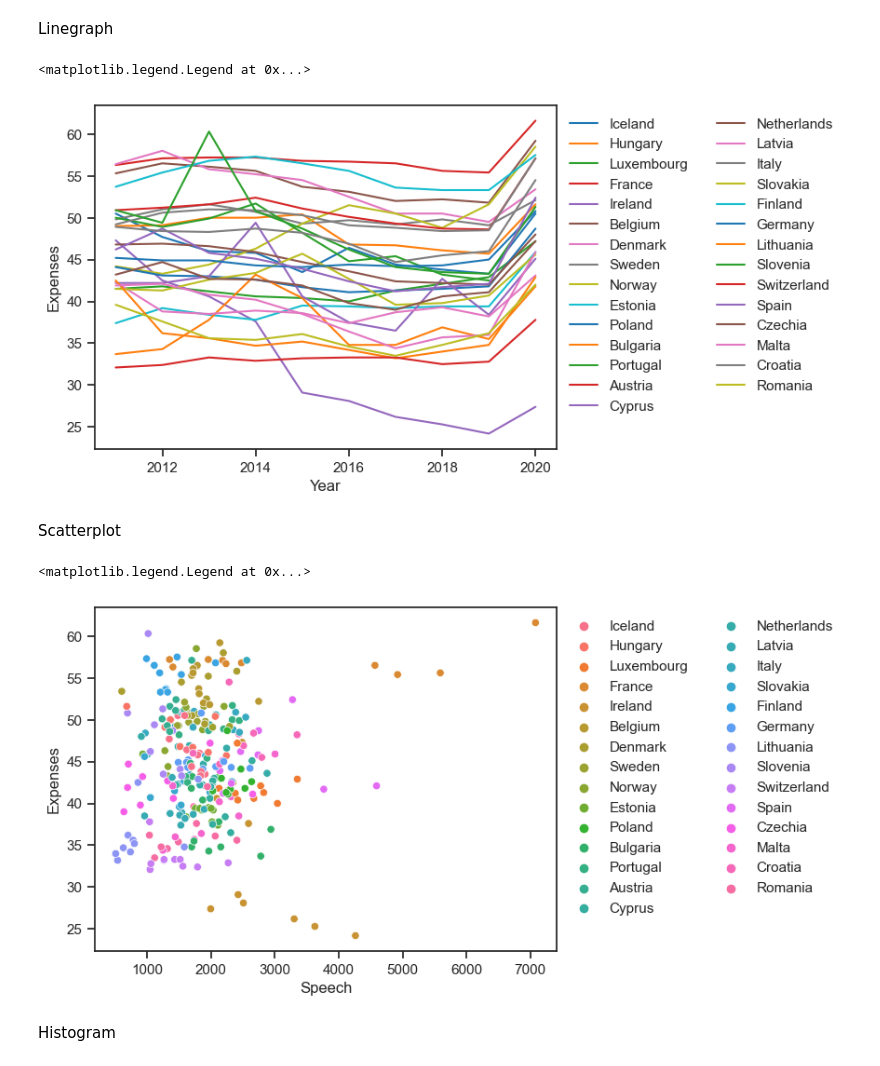
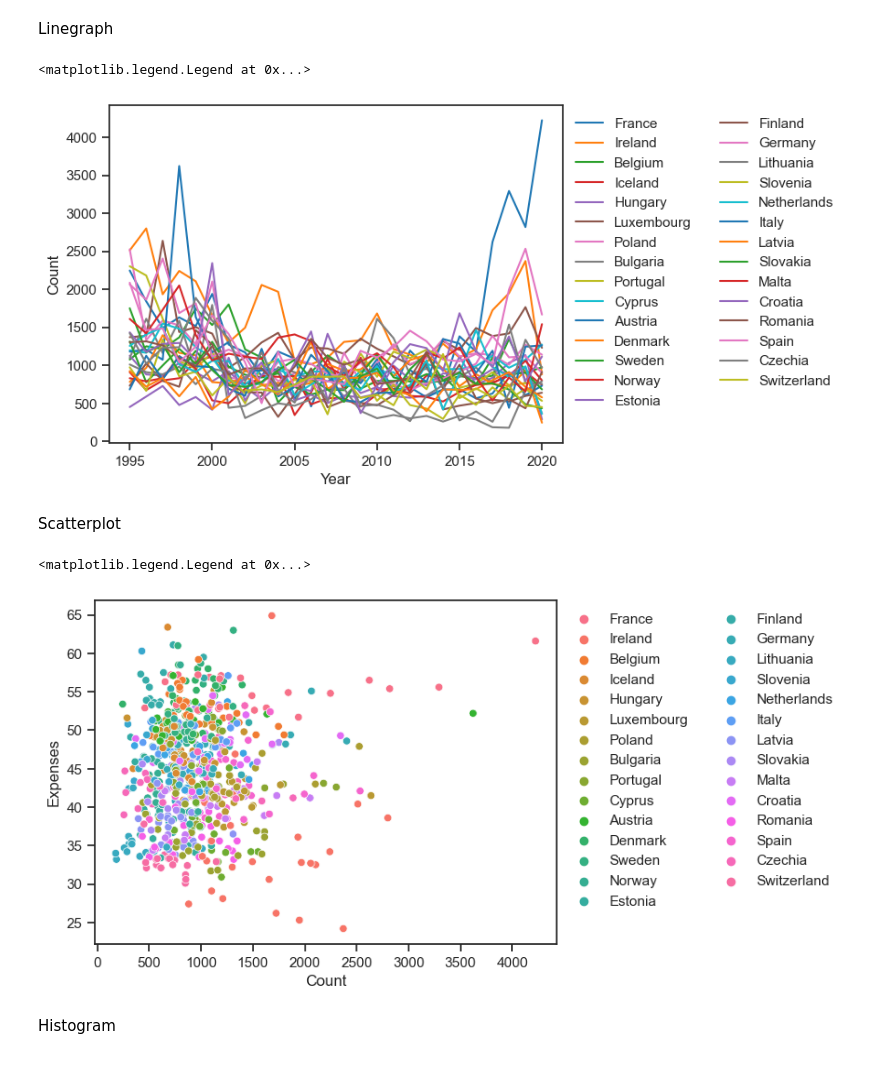
Before and after one commit to himayla/FDS_assign1, a Jupyter notebook: visualisation.ipynb, the cells around one changed output. Cells and saved outputs as stored; diff of their text form; code cells hidden in the pictures.

Commit message:
quantifiedby word count

```diff
--- a/visualisation.ipynb
+++ b/visualisation.ipynb
@@ -102,9 +101,10 @@ This means we will need to convert Speech to a quantative variable in a way. We
 # %%
-from sklearn.model_selection import train_test_split
+import pandas as pd
 
-# Loading the labeled dataset to be usd for training
+# Loading the labeled dataset
 climate = pd.read_json('data/climate-fever-dataset-r1.jsonl', lines=True) # Source https://www.sustainablefinance.uzh.ch/en/research/climate-fever.html
 
-# Split data in seperate sets
-X_train, X_test, y_train, y_test = train_test_split(climate.claim, climate.claim_label,\
-    test_size=0.33, random_state=42)
+# Retrieve the values remove the uncertain ones
+climate = climate[(climate.claim_label != 'DISPUTED') & (climate.claim_label != 'NOT_ENOUGH_INFO')]
+
+climate.head()
@@ -137,0 +118,7 @@ np.mean(predicted == y_test)
+# %%
+# List all the claims
+claims = [i for i in climate.claim]
+claims = set(''.join(claims).split())
+
+# TODO Preprocess!
+len(claims) # 4743
@@ -138,3 +127,18 @@ np.mean(predicted == y_test)
+# %%
+def count_occurrences(words):
+    words = words.split()
+    counts = {}
+    count = 0
+    for word in words:
+        if word in claims:
+            if word in counts:
+                counts[word] += 1
+            else:
+                counts[word] = 0
+    total = sum(counts.values())
+    return total
+
+df_speech['Count'] = df_speech['Speech'].apply(count_occurrences)
 # %% [markdown]
 #### 2. Visualisation
 # %% [markdown]
@@ -165,22 +169,21 @@ y = df_speech['Expenses'].values
 # %% [markdown]
 Linegraph
 # %%
-#TODO Plot lingraph: X = Year, Y = Expenses, Lines = Different countries
-
-ax = sns.lineplot(x="Year", y="Expenses", hue='name', data=df_speech, palette='tab10')
+#TODO Plot lingraph: X = Year, Y = Expenses, Lines = Different countries?
+ax = sns.lineplot(x="Year", y="Count", hue='Country or Area', data=df_speech, palette='tab10')
 ax.legend(ncol=2, bbox_to_anchor=(1, 1), frameon=False)
 # %% [output]
 <matplotlib.legend.Legend at 0x...>
-[figure, old version]
+[figure, new version]
 # %% [markdown]
 Scatterplot
 # %%
-# TODO Scatterplot: X = Year, Y = Expenses, Dot = Country
-ax = sns.scatterplot(x="Speech", y="Expenses", hue='name', data=df_speech)
+# Scatterplot: X = Year, Y = Expenses, Dot = Country
+ax = sns.scatterplot(x="Count", y="Expenses", hue='Country or Area', data=df_speech)
 ax.legend(ncol=2, bbox_to_anchor=(1, 1), frameon=False)
 # %% [output]
 <matplotlib.legend.Legend at 0x...>
-[figure, old version]
+[figure, new version]
 # %% [markdown]
 Histogram
 # %%
```
Also changed, not shown: parts of 15 cells of this notebook, 1 other file.
